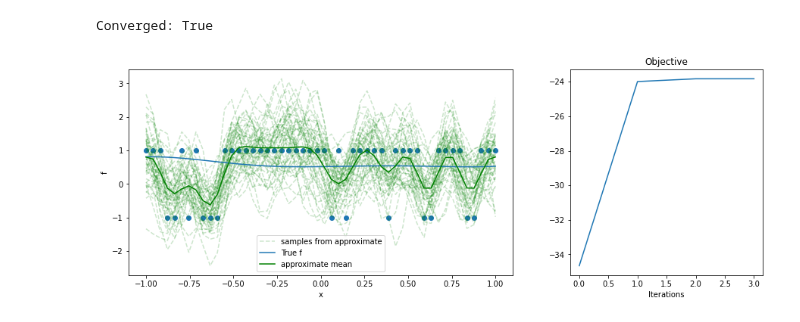
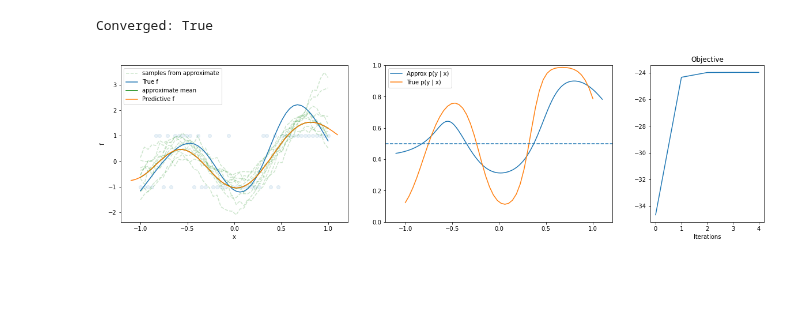
Before and after one commit to Tennessee-Wallaceh/gproc, a Jupyter notebook: notebooks/Type2-Classification-Example.ipynb, the cells around one changed output. Saved outputs shown, nothing was run; the diff lists cells and outputs as text; code cells hidden in the pictures; blank space fills up the shorter version.

Commit message:
Add prediction to notebook + refine laplace code

```diff
--- a/notebooks/Type2-Classification-Example.ipynb
+++ b/notebooks/Type2-Classification-Example.ipynb
@@ -15,36 +15,61 @@ N = 50
 
 # x = np.random.uniform(-1, 1, N).reshape(-1, 1) # Reshape to N x 1 matrix
 x = np.linspace(-1, 1, N).reshape(-1, 1) # Reshape to N x 1 matrix
-y, prob_y, f = sample_at_x(x, kernel_params={'lengthscale': 0.5, 'variance': 1.})
+y, prob_y, f = sample_at_x(x, kernel_params={'lengthscale': 0.1, 'variance': 1.4})
 # %%
-gram = squared_exponential(x, x, lengthscale=0.005)
+model_lengthscale = 0.1
+gram = squared_exponential(x, x, lengthscale=model_lengthscale)
+inverse_gram = chol_inverse(gram)
 # %%
-approx_f, laplace_cov, objective_history, converged = laplace_approximation_probit(y, gram)
+laplace_mean, df_ll, laplace_cov, objective_history, converged = laplace_approximation_probit(y, inverse_gram)
 
 print(f'Converged: {converged}')
 # %% [output]
 Converged: True
+# %%
+N_new = 100
+new_x = np.linspace(-1.1, 1.1, N_new).reshape(-1, 1) # Reshape to N x 1 matrix
+
+new_cross_gram = squared_exponential(new_x, x, lengthscale=model_lengthscale)
+new_gram = squared_exponential(new_x, new_x, lengthscale=model_lengthscale)
+
+inverse = np.linalg.inv(np.diag(1 / df_ll) + gram)
+
+predictive_mean = new_cross_gram.dot(inverse_gram).dot(laplace_mean)
+predictive_cov = new_gram - new_cross_gram.dot(inverse).dot(new_cross_gram.T)
+predictive_y = np.mean(norm.cdf(np.random.multivariate_normal(predictive_mean, predictive_cov, 1000)), axis=0)
 # %%
 sort_ix = np.argsort(x.reshape(-1))
 
-fig, axarr = plt.subplots(1, 2, figsize=(15, 5), gridspec_kw={'width_ratios': [2, 1]})
+fig, axarr = plt.subplots(1, 3, figsize=(20, 5), gridspec_kw={'width_ratios': [2, 2, 1]})
 
-axarr[1].set_title('Objective')
-axarr[1].plot(objective_history)
-axarr[1].set_xlabel('Iterations')
+axarr[2].set_title('Objective')
+axarr[2].plot(objective_history)
+axarr[2].set_xlabel('Iterations')
 
-n_samples = 50
+n_samples = 10
+f_samp = np.random.multivariate_normal(laplace_mean, laplace_cov)
 axarr[0].plot(x[sort_ix], f_samp[sort_ix], alpha=0.2, c='g', linestyle='--', label='samples from approximate')
 for samp in range(n_samples - 1):
-    f_samp = np.random.multivariate_normal(approx_f, laplace_cov)
+    f_samp = np.random.multivariate_normal(laplace_mean, laplace_cov)
     axarr[0].plot(x[sort_ix], f_samp[sort_ix], alpha=0.2, c='g', linestyle='--')
 
-axarr[0].scatter(x, y)
+axarr[0].scatter(x, y, alpha=0.1)
 axarr[0].set_xlabel('x')
 axarr[0].set_ylabel('f')
 axarr[0].plot(x[sort_ix], f[sort_ix], label='True f')
-axarr[0].plot(x[sort_ix], approx_f[sort_ix], c='g', label='approximate mean')
+axarr[0].plot(x[sort_ix], laplace_mean[sort_ix], c='g', label='approximate mean')
+
+predictive_sort = np.argsort(new_x.reshape(-1))
+axarr[0].plot(new_x[predictive_sort], predictive_mean[predictive_sort], label='Predictive f')
+axarr[1].plot(new_x[predictive_sort], predictive_y[predictive_sort], label='Approx p(y | x)')
+axarr[1].plot(x[sort_ix], prob_y[sort_ix], label='True p(y | x)')
 axarr[0].legend()
+
+axarr[1].set_ylim([0, 1])
+axarr[1].axhline(0.5, linestyle='--')
+axarr[1].legend()
+
 plt.show()
 # %% [output]
-[figure, old version]
+[figure, new version]
```
Also changed, not shown: parts of 1 cell of this notebook, 1 other file.
